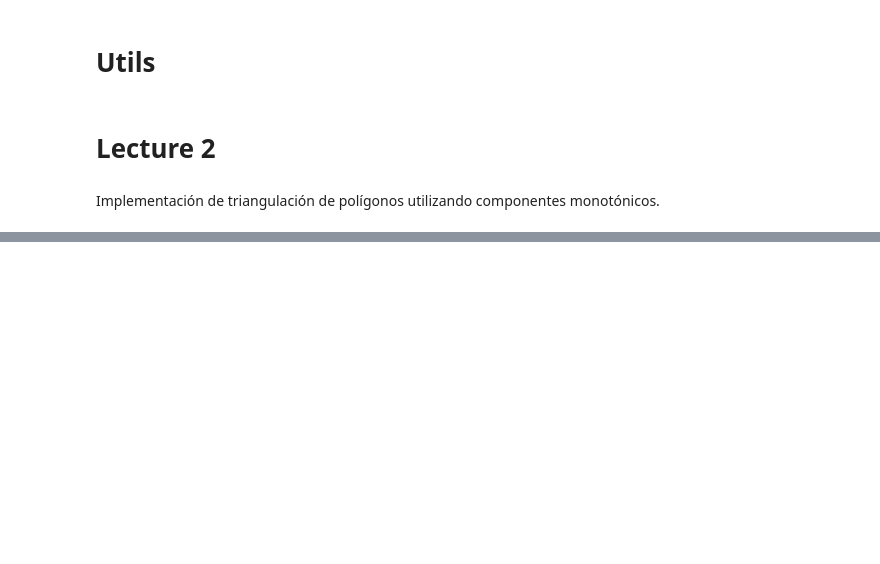
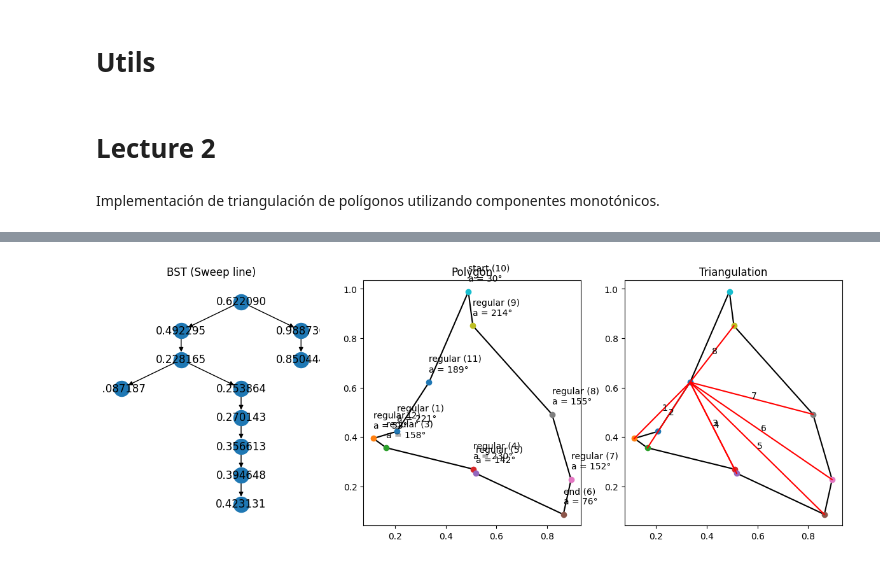
Before and after one commit to JUANITOTELO/Geometry, a Jupyter notebook: week5.ipynb, the cells around one changed output, grey strips where cells are left out. Saved outputs shown, nothing was run; the diff lists cells and outputs as text; code cells hidden in the pictures; blank space fills up the shorter version.

```diff
--- a/week5.ipynb
+++ b/week5.ipynb
@@ -378,0 +424,54 @@ here
+# %%
+import networkx as nx
+import matplotlib.pyplot as plt
+
+# Generate random points
+vs = generate_clockwise_polygon(11)
+vs_segments = [[vs[i],vs[i+1]] for i in range(len(vs)-1)]+[[vs[-1],vs[0]]]
+
+# Create a BST (Sweep line)
+root = Node(vs[0][1])
+for i in range(1, len(vs)):
+    root.insert(vs[i][1])
+
+# Create a tree plot
+def create_tree(root, G, parent=None):
+    if root is not None:
+        if parent is not None:
+            G.add_edge(parent, f"{root.val:.6f}")
+        create_tree(root.left, G, f"{root.val:.6f}")
+        create_tree(root.right, G, f"{root.val:.6f}")
+
+G = nx.DiGraph()
+# Plots
+fig, ax = plt.subplots(1,3,figsize=(15,5))
+create_tree(root, G)
+pos = nx.nx_agraph.graphviz_layout(G, prog='dot')
+# Tree plot
+nx.draw(G, pos, with_labels=True, arrows=True, ax=ax[0])
+ax[0].set_title("BST (Sweep line)")
+# Polygon plot
+for i in vs_segments:
+    ax[1].plot([i[0][0],i[1][0]],[i[0][1],i[1][1]],'k')
+    ax[2].plot([i[0][0],i[1][0]],[i[0][1],i[1][1]],'k')
+
+c=1
+for i in range(len(vs)-1,-1,-1):
+    ax[1].plot(vs[i][0],vs[i][1],'o')
+    ax[2].plot(vs[i][0],vs[i][1],'o')
+    t,a = type(vs[i-1],vs[i],vs[(i+1)%len(vs)])
+    ax[1].text(vs[i][0],vs[i][1],f"{t} ({c})\na = {a:.0f}°\n")
+    # arc = Arc((vs[i][0],vs[i][1]),0.1,0.1, theta1=0, theta2=a, color='r')
+    # plt.gca().add_patch(arc)
+    c+=1
+ax[1].set_title("Polygon")
+# Triangulation plot
+triangles = triangulation_y_monotone(vs.copy(), [])[::-1][1:]
+for t in triangles:
+    ax[2].plot([t[0][0],t[1][0]],[t[0][1],t[1][1]],'r')
+    ax[2].text((t[0][0]+t[1][0])/2,(t[0][1]+t[1][1])/2,f"{triangles.index(t)+1}")
+ax[2].set_title("Triangulation")
+# Show
+plt.show()
+# %% [output]
+[figure, added]
```
Also changed, not shown: parts of 5 cells of this notebook.
